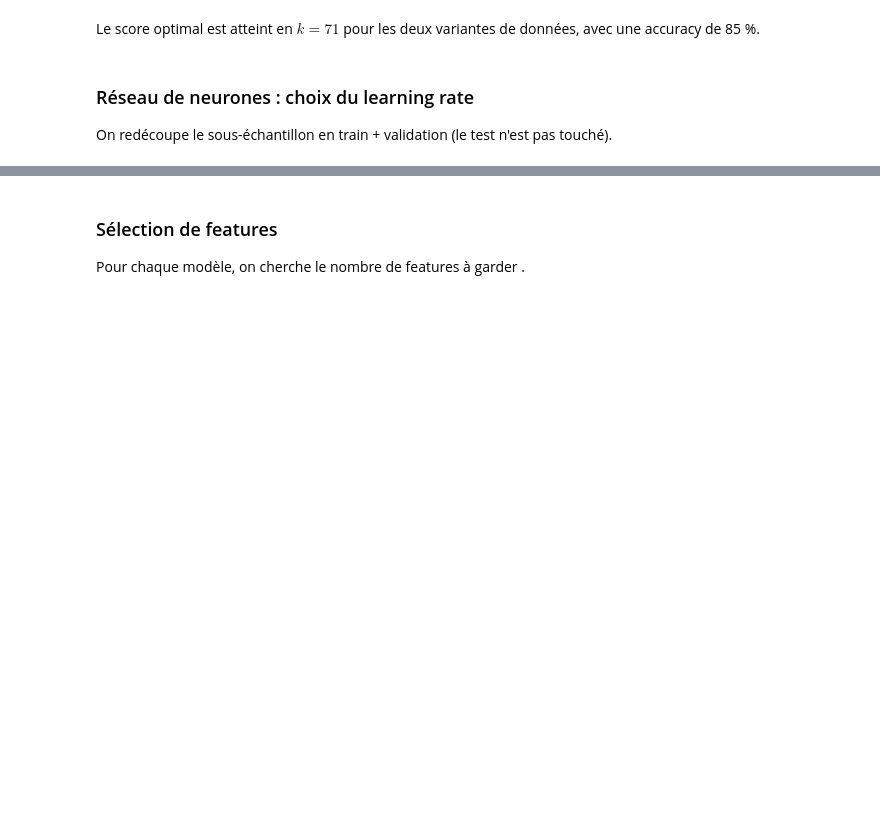
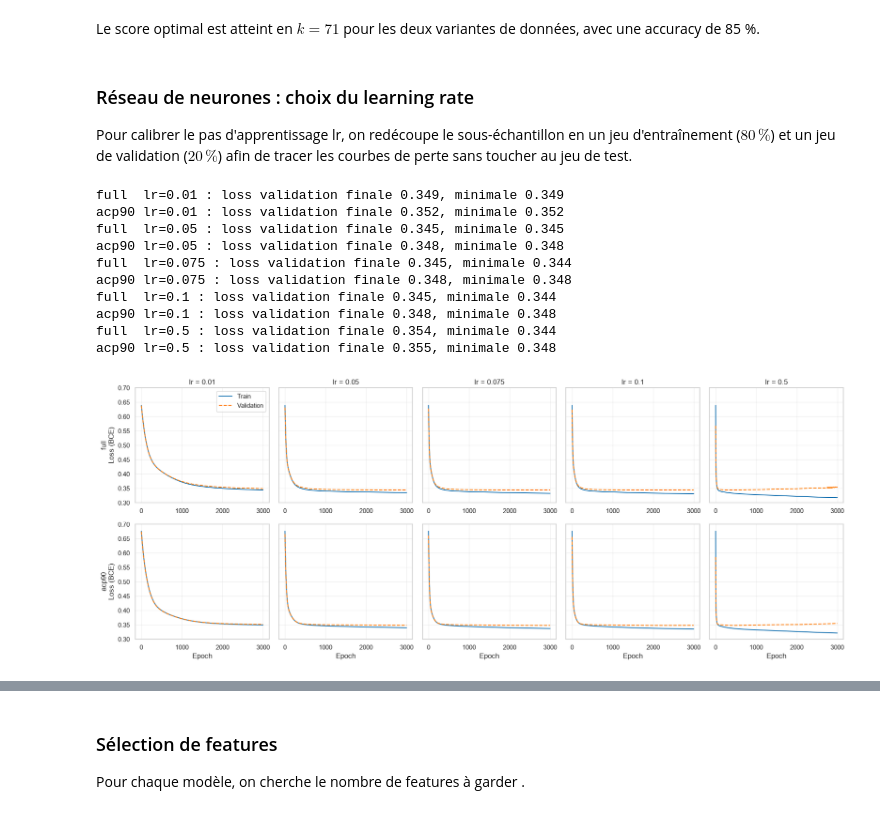
Before and after one commit to PierreGUTTIEREZ/Project_Machine-Learning_Semester-1, a Jupyter notebook: diabetes.ipynb, the cells around one changed output, grey strips where cells are left out. Drawn from its saved outputs; the diff is of its cells as text; code cells hidden in the pictures; blank space fills up the shorter version.

```diff
--- a/diabetes.ipynb
+++ b/diabetes.ipynb
@@ -323,37 +334,49 @@ Le score optimal est atteint en **$k = 71$** pour les deux variantes de données
 # %% [markdown]
 ### Réseau de neurones : choix du learning rate
 
-On redécoupe le sous-échantillon en train + validation (le test n'est pas touché).
+Pour calibrer le pas d'apprentissage lr, on redécoupe le sous-échantillon en un jeu d'entraînement ($80\,\%$) et un jeu de validation ($20\,\%$) afin de tracer les courbes de perte sans toucher au jeu de test.
 # %%
 X_fit, X_val, y_fit, y_val = mw.split_data(X_cv, y_cv, 0.2, RANDOM_STATE)
 X_fit2, X_val2, y_fit2, y_val2 = mw.split_data(X_cv2, y_cv2, 0.2, RANDOM_STATE)
 
 lrs = [0.01, 0.05, 0.075, 0.1, 0.5]
 
 fig, axes = plt.subplots(2, 5, figsize=(18, 7), sharey=True)
 
 for col, lr in enumerate(lrs):
     ax1 = axes[0, col]
     model1, losses1, val_losses1 = mw.train_mlp(X_fit, y_fit, 32, 16, 3000, lr, X_val, y_val)
     ax1.plot(losses1, label="Train", color="tab:blue")
     ax1.plot(val_losses1, label="Validation", color="tab:orange", ls="--")
     ax1.set_title(f"lr = {lr}")
     ax1.set_ylim(0.3, 0.7)
     ax1.grid(True, alpha=0.3)
     if col == 0:
         ax1.legend()
-    print(f"full  lr={lr} : loss validation finale {val_losses1[-1]:.3f}, minimale {min(val_losses1):.3f}")
 
     ax2 = axes[1, col]
     model2, losses2, val_losses2 = mw.train_mlp(X_fit2, y_fit2, 32, 16, 3000, lr, X_val2, y_val2)
     ax2.plot(losses2, label="Train", color="tab:blue")
     ax2.plot(val_losses2, label="Validation", color="tab:orange", ls="--")
     ax2.set_xlabel("Epoch")
     ax2.set_ylim(0.3, 0.7)
     ax2.grid(True, alpha=0.3)
-    print(f"acp90 lr={lr} : loss validation finale {val_losses2[-1]:.3f}, minimale {min(val_losses2):.3f}")
 
 axes[0, 0].set_ylabel("full\nLoss (BCE)")
 axes[1, 0].set_ylabel("acp90\nLoss (BCE)")
+
+plt.suptitle("Réseau de neurones : impact du learning rate selon le jeu de données", y=1.02, fontsize=14)
 plt.tight_layout()
 plt.show()
+# %% [output]
+full  lr=0.01 : loss validation finale 0.349, minimale 0.349
+acp90 lr=0.01 : loss validation finale 0.352, minimale 0.352
+full  lr=0.05 : loss validation finale 0.345, minimale 0.345
+acp90 lr=0.05 : loss validation finale 0.348, minimale 0.348
+full  lr=0.075 : loss validation finale 0.345, minimale 0.344
+acp90 lr=0.075 : loss validation finale 0.348, minimale 0.348
+full  lr=0.1 : loss validation finale 0.345, minimale 0.344
+acp90 lr=0.1 : loss validation finale 0.348, minimale 0.348
+full  lr=0.5 : loss validation finale 0.354, minimale 0.344
+acp90 lr=0.5 : loss validation finale 0.355, minimale 0.348
+[figure, added]
```
Also changed, not shown: parts of 20 cells of this notebook, 1 other file.
